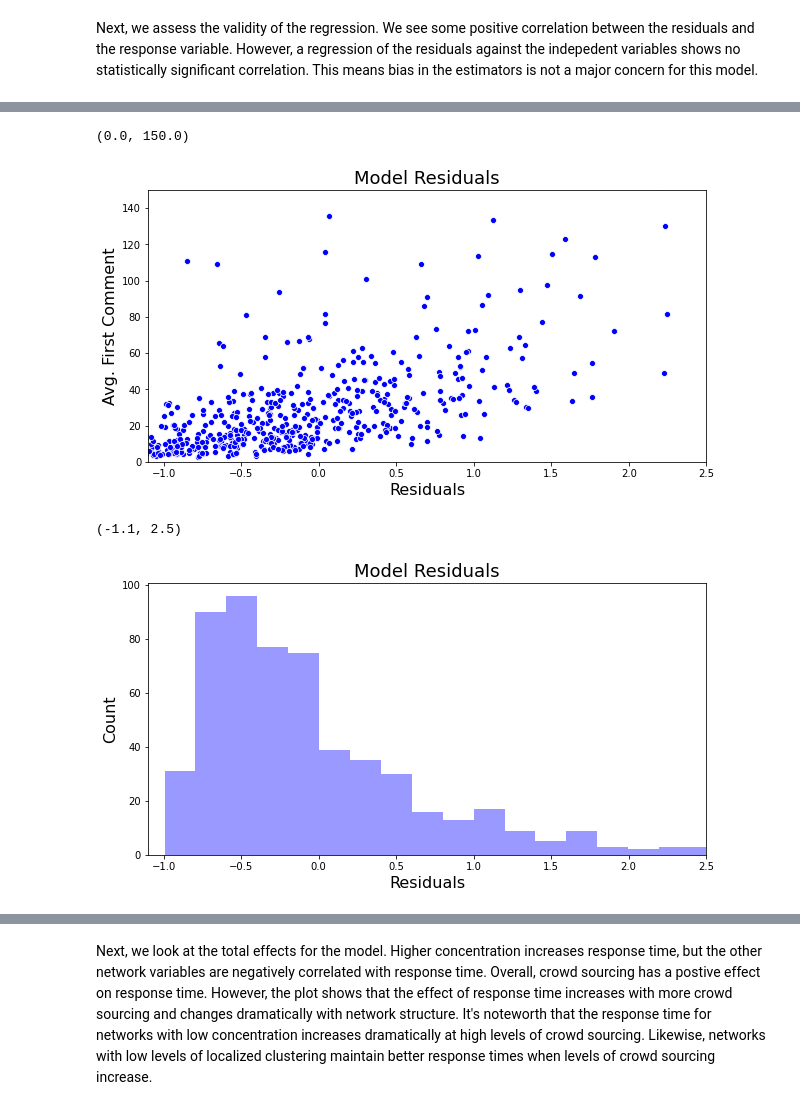
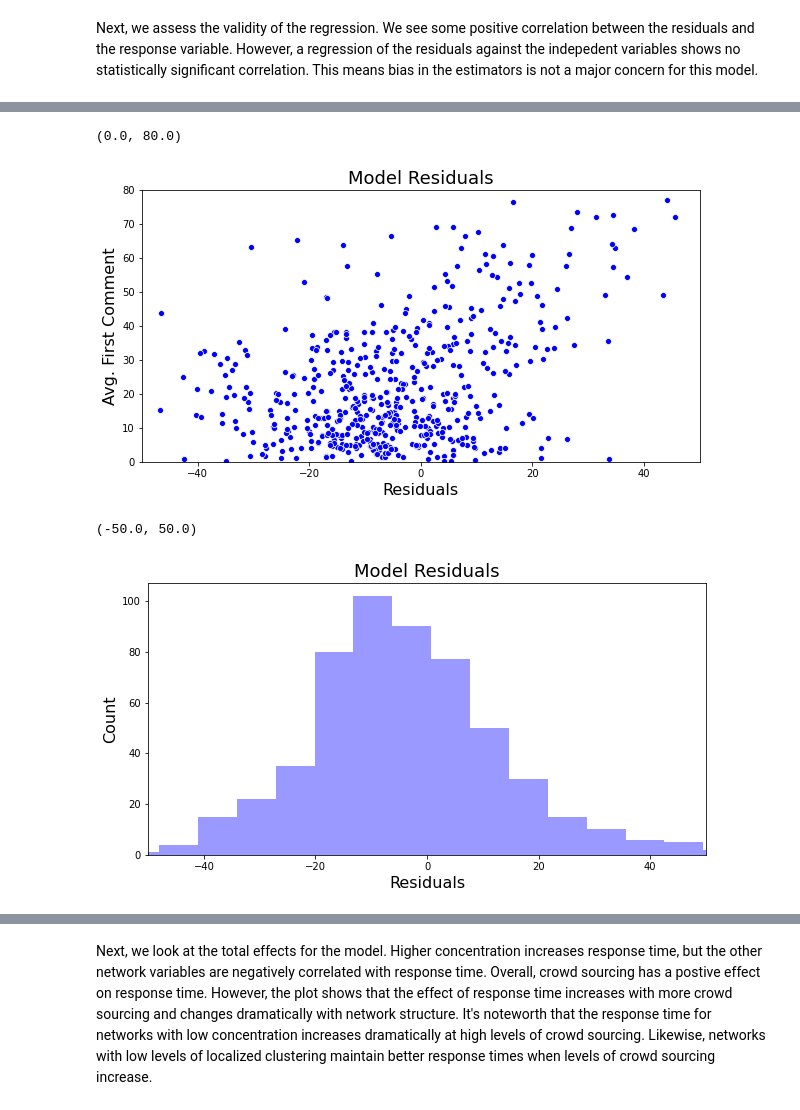
Before and after one commit to MthwRobinson/sh-network-paper, a Jupyter notebook: notebooks/analysis.ipynb, the cells around one changed output, grey strips where cells are left out. Drawn from its saved outputs; the diff is of its cells as text; code cells hidden in the pictures.

```diff
--- a/notebooks/analysis.ipynb
+++ b/notebooks/analysis.ipynb
@@ -186,6 +186,12 @@ data['clusteringXavg_min_path'] = data['avg_clustering'] * data['avg_min_path']
 data['giniXavg_min_pathXcrowd_pct'] = data['gini_coefficient'] * data['avg_min_path'] * data['crowd_pct']
 data['giniXclusteringXcrowd_pct'] = data['gini_coefficient'] * data['avg_clustering'] * data['crowd_pct']
 data['clusteringXavg_min_pathXcrowd_pct'] = data['avg_clustering'] * data['avg_min_path'] * data['crowd_pct']
+
+data['avg_clustering_2'] = data['avg_clustering']**2
+data['avg_min_path_2'] = data['avg_min_path']**2
+data['gini_coefficient_2'] = data['gini_coefficient']**2
+
+data['crowd_pct_3'] = data['crowd_pct']**3
 # %% [markdown]
 ### Comment Activity <a id='average_comments'></a>
 
@@ -746,3 +709,15 @@ Use an instance of a link class instead.
   mod = sm.GLM(y, X, family=sm.families.Gamma(link=sm.families.links.log))
 # %% [markdown]
 Next, we assess the validity of the regression. We see some positive correlation between the residuals and the response variable. However, a regression of the residuals against the indepedent variables shows no statistically significant correlation. This means bias in the estimators is not a major concern for this model.
+# %%
+formula = """
+avg_first_comment ~ -1 + crowd_pct_2 + gini_coefficientXcrowd_pct +
+    + avg_clustering + avg_min_path  +
+    avg_clusteringXcrowd_pct  + gini_coefficient   +
+    project_age +  topic_2
+"""
+y, X = dmatrices(formula,
+                         data=data, return_type='dataframe')
+mod = sm.OLS(y, X)
+res = mod.fit()
+print(res.summary())
@@ -749,22 +754,22 @@ Next, we assess the validity of the regression. We see some positive correlation
 # %%
 plt.figure(figsize=(10, 5))
-sns.scatterplot(x=res.resid_anscombe_scaled, y=data['avg_first_comment'], color='blue')
+sns.scatterplot(x=res.resid, y=data['avg_first_comment'], color='blue')
 plt.title('Model Residuals', fontsize=18)
 plt.xlabel('Residuals', fontsize=16)
 plt.ylabel('Avg. First Comment', fontsize=16)
-plt.xlim([-1.1, 2.5])
-plt.ylim([0, 150])
+plt.xlim([-50, 50])
+plt.ylim([0, 80])
 # %% [output]
-(0.0, 150.0)
+(0.0, 80.0)
-[figure, old version]
+[figure, new version]
 # %%
 plt.figure(figsize=(10, 5))
-sns.distplot(res.resid_pearson, kde=False, color='blue', bins=50)
+sns.distplot(res.resid, kde=False, color='blue', bins=50)
 plt.title('Model Residuals', fontsize=18)
 plt.xlabel('Residuals', fontsize=16)
 plt.ylabel('Count', fontsize=16)
-plt.xlim([-1.1, 2.5])
+plt.xlim([-50, 50])
 # %% [output]
-(-1.1, 2.5)
+(-50.0, 50.0)
-[figure, old version]
+[figure, new version]
 # %%
```
Also changed, not shown: parts of 27 cells of this notebook, 2 other files.
